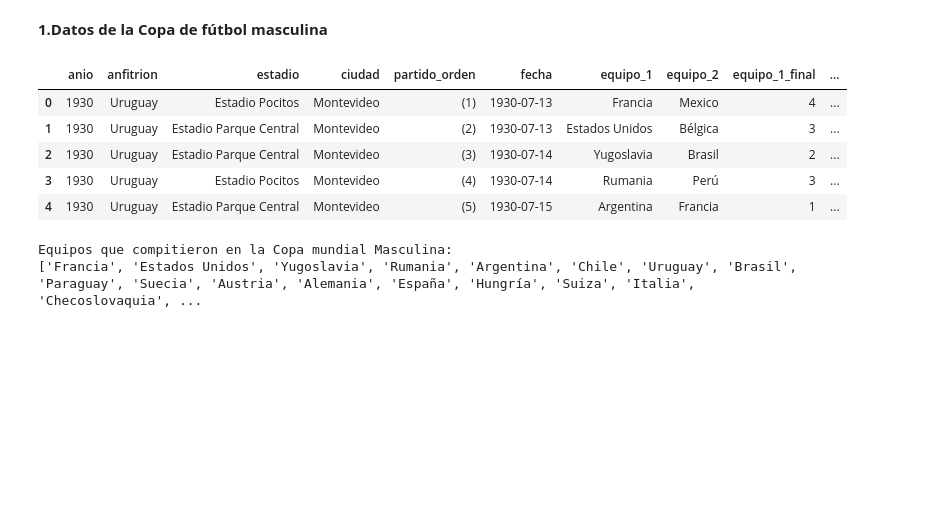
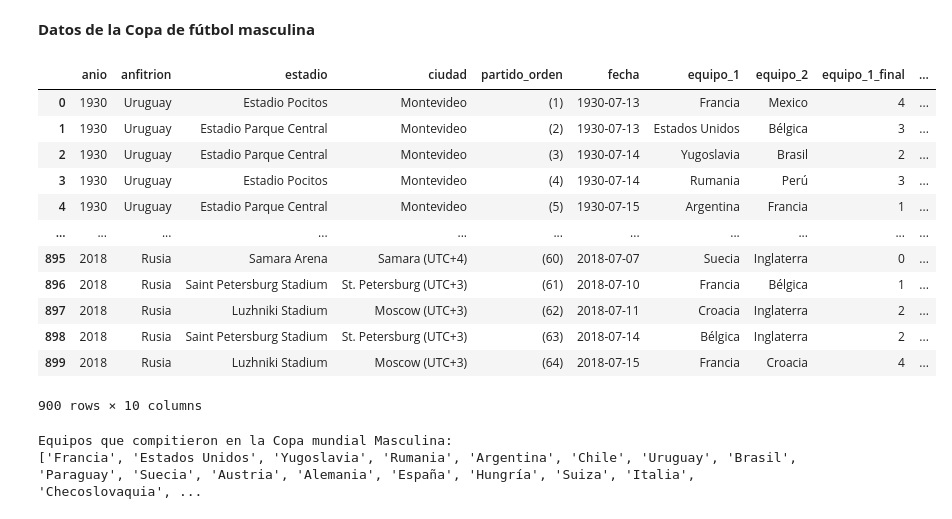
Before and after one commit to IsabelGonzalezR/Python-Classes, a Jupyter notebook: Tasks/3 Task 3/Task #3.ipynb, the cells around one changed output. Drawn from its saved outputs; the diff is of its cells as text; code cells hidden in the pictures; blank space fills up the shorter version.

```diff
--- a/Tasks/3 Task 3/Task #3.ipynb
+++ b/Tasks/3 Task 3/Task #3.ipynb
@@ -8,17 +8,24 @@ import numpy as np
 import matplotlib.pyplot as plt
 # %% [markdown]
 
-**1.Datos de la Copa de fútbol masculina**
+**Datos de la Copa de fútbol masculina**
 # %%
 partidos_fifa_copa_mundial= pd.read_csv('https://raw.githubusercontent.com/cienciadedatos/datos-de-miercoles/master/datos/2019/2019-04-10/partidos.txt', delimiter = '\t')
-partidos_fifa_copa_mundial.head()
+partidos_fifa_copa_mundial
 # %% [output]
 |  | anio | anfitrion | estadio | ciudad | partido_orden | fecha | equipo_1 | equipo_2 | equipo_1_final | ... |
 | 0 | 1930 | Uruguay | Estadio Pocitos | Montevideo | (1) | 1930-07-13 | Francia | Mexico | 4 | ... |
 | 1 | 1930 | Uruguay | Estadio Parque Central | Montevideo | (2) | 1930-07-13 | Estados Unidos | Bélgica | 3 | ... |
 | 2 | 1930 | Uruguay | Estadio Parque Central | Montevideo | (3) | 1930-07-14 | Yugoslavia | Brasil | 2 | ... |
 | 3 | 1930 | Uruguay | Estadio Pocitos | Montevideo | (4) | 1930-07-14 | Rumania | Perú | 3 | ... |
 | 4 | 1930 | Uruguay | Estadio Parque Central | Montevideo | (5) | 1930-07-15 | Argentina | Francia | 1 | ... |
+| ... | ... | ... | ... | ... | ... | ... | ... | ... | ... | ... |
+| 895 | 2018 | Rusia | Samara Arena | Samara (UTC+4) | (60) | 2018-07-07 | Suecia | Inglaterra | 0 | ... |
+| 896 | 2018 | Rusia | Saint Petersburg Stadium | St. Petersburg (UTC+3) | (61) | 2018-07-10 | Francia | Bélgica | 1 | ... |
+| 897 | 2018 | Rusia | Luzhniki Stadium | Moscow (UTC+3) | (62) | 2018-07-11 | Croacia | Inglaterra | 2 | ... |
+| 898 | 2018 | Rusia | Saint Petersburg Stadium | St. Petersburg (UTC+3) | (63) | 2018-07-14 | Bélgica | Inglaterra | 2 | ... |
+| 899 | 2018 | Rusia | Luzhniki Stadium | Moscow (UTC+3) | (64) | 2018-07-15 | Francia | Croacia | 4 | ... |
+900 rows × 10 columns
 # %%
 # Nombres de los equipos
 equipos_1 = partidos_fifa_copa_mundial['equipo_1']
```
Also changed, not shown: parts of 16 cells of this notebook.
